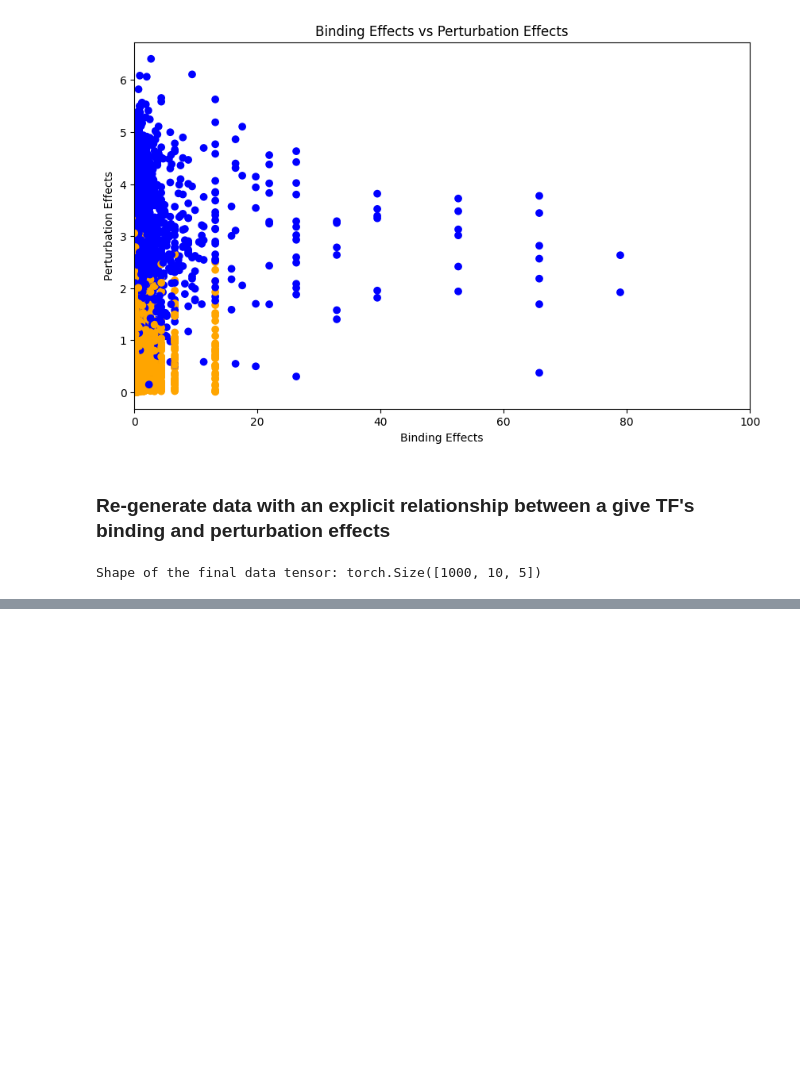
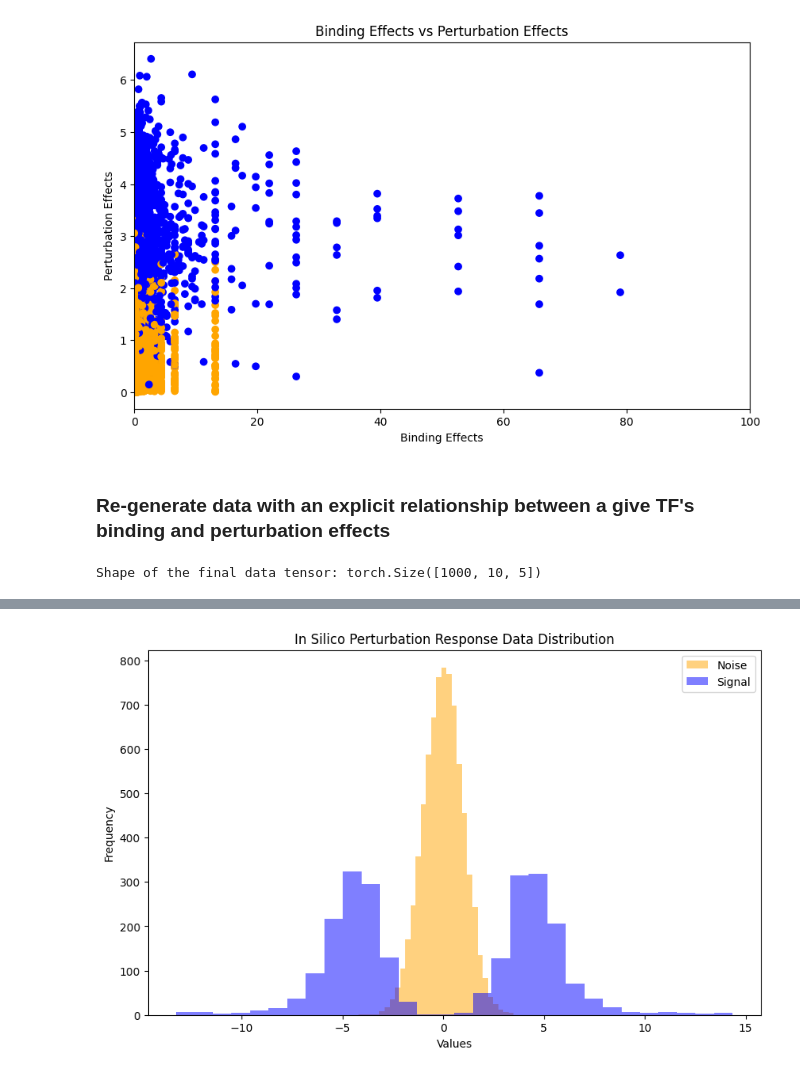
Before and after one commit to BrentLab/yeastdnnexplorer, a Jupyter notebook: docs/tutorials/generate_in_silico_data.ipynb, the cells around one changed output, grey strips where cells are left out. Drawn from its saved outputs; the diff is of its cells as text; code cells hidden in the pictures; blank space fills up the shorter version.

```diff
--- a/docs/tutorials/generate_in_silico_data.ipynb
+++ b/docs/tutorials/generate_in_silico_data.ipynb
@@ -276,0 +266,15 @@ plt.show()
+# %%
+noise_perturbation = final_data_tensor_tf_influenced[:, :, 3].flatten()[labels == 0]
+signal_perturbation = final_data_tensor_tf_influenced[:, :, 3].flatten()[labels == 1]
+
+# Plotting
+plt.figure(figsize=(10, 6))
+plt.hist(noise_perturbation, bins=30, alpha=0.5, label='Noise', color='orange')
+plt.hist(signal_perturbation, bins=30, alpha=0.5, label='Signal', color='blue')
+plt.title('In Silico Perturbation Response Data Distribution')
+plt.xlabel('Values')
+plt.ylabel('Frequency')
+plt.legend()
+plt.show()
+# %% [output]
+[figure, added]
```
Also changed, not shown: parts of 5 cells of this notebook, 3 other files.
